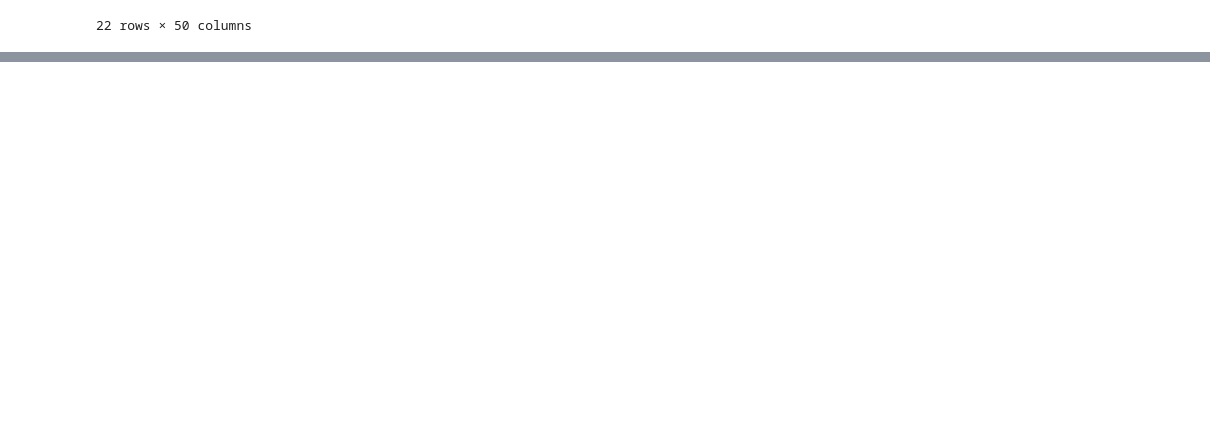
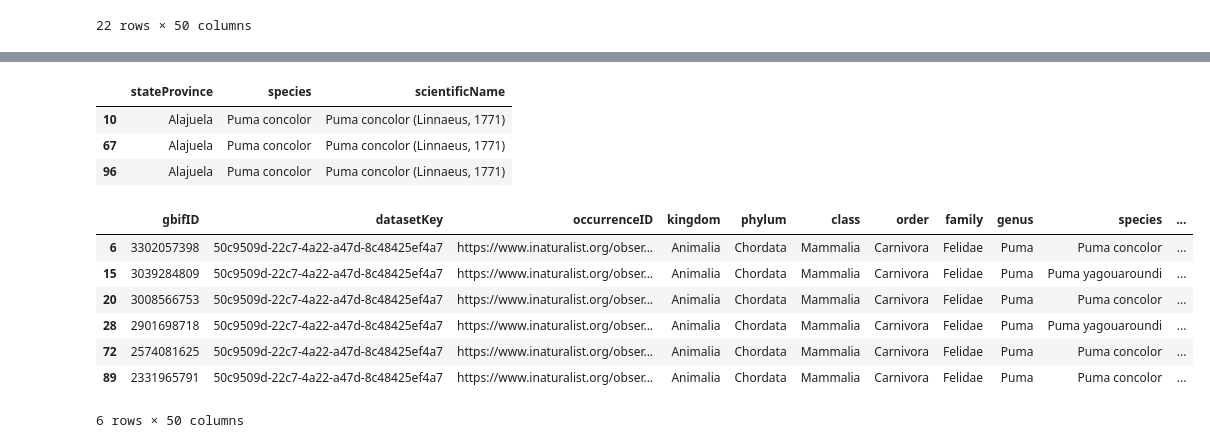
Before and after one commit to David-young99/ClasesPrograSIG, a Jupyter notebook: Clases Panda (librería).ipynb, the cells around one changed output, grey strips where cells are left out. Saved outputs shown, nothing was run; the diff lists cells and outputs as text; code cells hidden in the pictures; blank space fills up the shorter version.

```diff
--- a/Clases Panda (librería).ipynb
+++ b/Clases Panda (librería).ipynb
@@ -110,0 +175,20 @@ felinos.head(22)
+# %%
+pumas_liguistas = felinos[(felinos["species"] == "Puma concolor") & (felinos["stateProvince"] == "Alajuela")]
+pumas_liguistas[["stateProvince", "species", "scientificName"]]
+# %% [output]
+|  | stateProvince | species | scientificName |
+| 10 | Alajuela | Puma concolor | Puma concolor (Linnaeus, 1771) |
+| 67 | Alajuela | Puma concolor | Puma concolor (Linnaeus, 1771) |
+| 96 | Alajuela | Puma concolor | Puma concolor (Linnaeus, 1771) |
+# %%
+pumas_guanacastecos = felinos[(felinos["genus"] == "Puma") & (felinos["stateProvince"] == "Guanacaste")]
+pumas_guanacastecos
+# %% [output]
+|  | gbifID | datasetKey | occurrenceID | kingdom | phylum | class | order | family | genus | species | ... |
+| 6 | 3302057398 | 50c9509d-22c7-4a22-a47d-8c48425ef4a7 | https://www.inaturalist.org/obser... | Animalia | Chordata | Mammalia | Carnivora | Felidae | Puma | Puma concolor | ... |
+| 15 | 3039284809 | 50c9509d-22c7-4a22-a47d-8c48425ef4a7 | https://www.inaturalist.org/obser... | Animalia | Chordata | Mammalia | Carnivora | Felidae | Puma | Puma yagouaroundi | ... |
+| 20 | 3008566753 | 50c9509d-22c7-4a22-a47d-8c48425ef4a7 | https://www.inaturalist.org/obser... | Animalia | Chordata | Mammalia | Carnivora | Felidae | Puma | Puma concolor | ... |
+| 28 | 2901698718 | 50c9509d-22c7-4a22-a47d-8c48425ef4a7 | https://www.inaturalist.org/obser... | Animalia | Chordata | Mammalia | Carnivora | Felidae | Puma | Puma yagouaroundi | ... |
+| 72 | 2574081625 | 50c9509d-22c7-4a22-a47d-8c48425ef4a7 | https://www.inaturalist.org/obser... | Animalia | Chordata | Mammalia | Carnivora | Felidae | Puma | Puma concolor | ... |
+| 89 | 2331965791 | 50c9509d-22c7-4a22-a47d-8c48425ef4a7 | https://www.inaturalist.org/obser... | Animalia | Chordata | Mammalia | Carnivora | Felidae | Puma | Puma concolor | ... |
+6 rows × 50 columns
```
Also changed, not shown: parts of 12 cells of this notebook, 10 other files.
